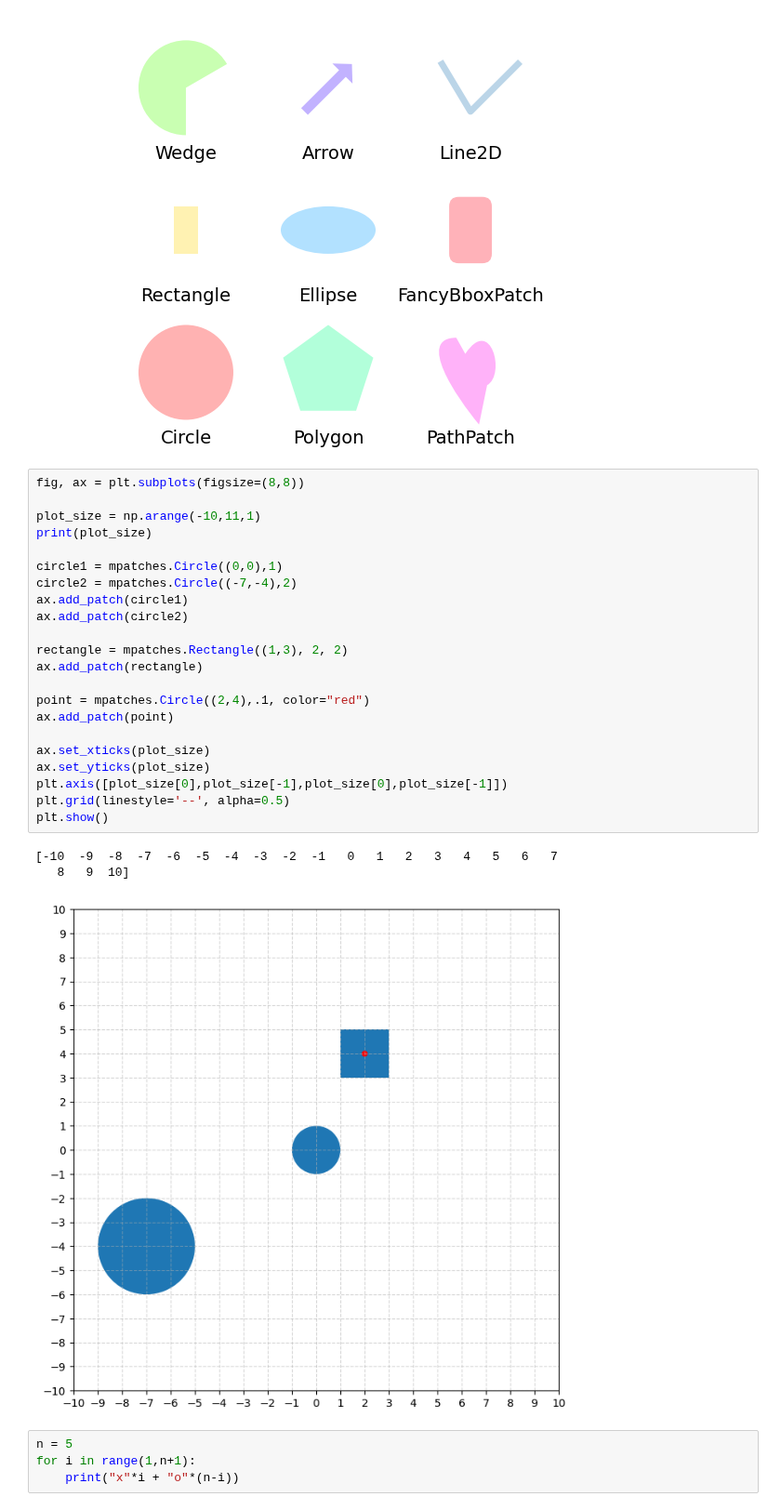
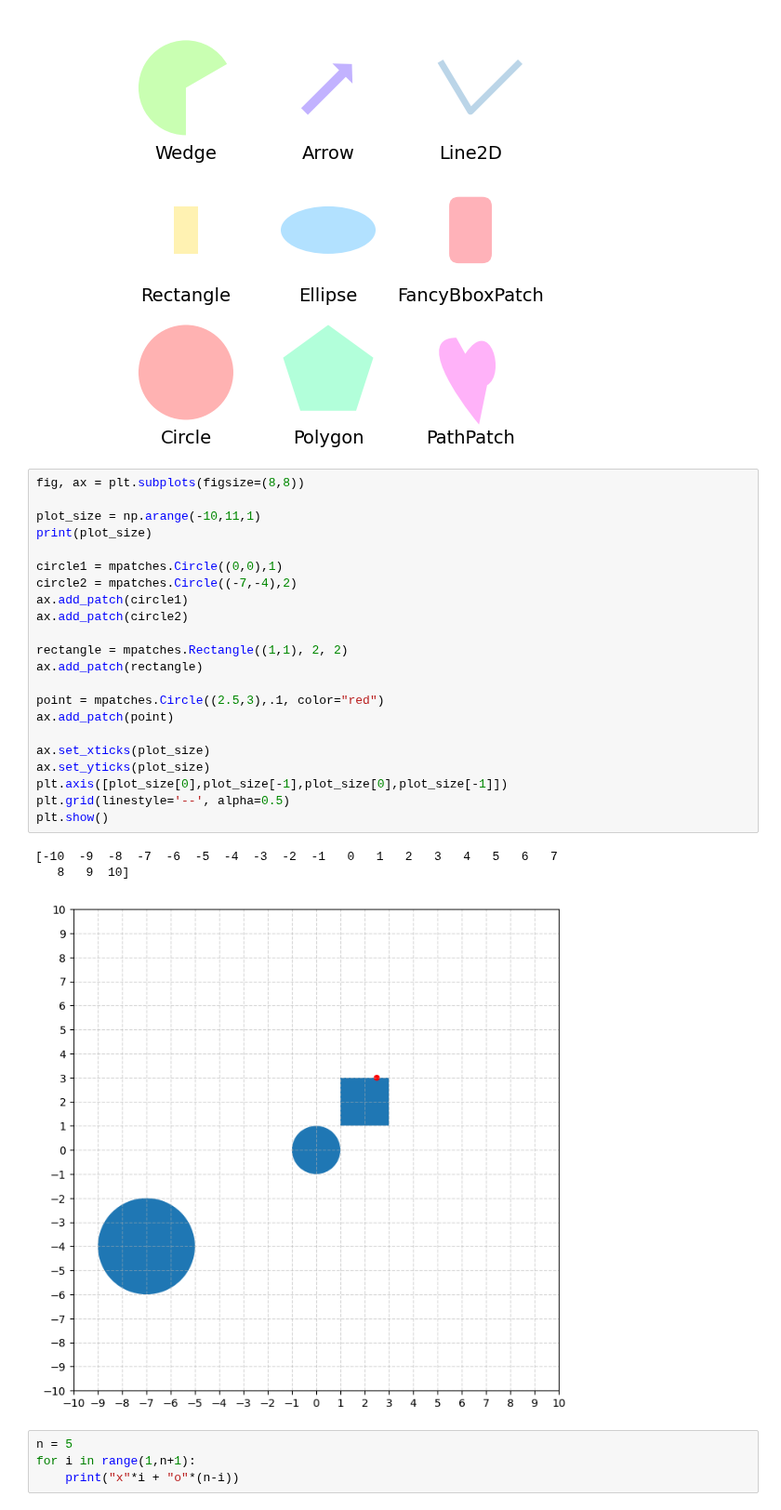
Before and after one commit to Razjoh/Python-Rasmus-Johansson, a Jupyter notebook: test.ipynb, the cells around one changed output. Shown at 93% size. Drawn from its saved outputs; the diff is of its cells as text.

```diff
--- a/test.ipynb
+++ b/test.ipynb
@@ -197,29 +197,29 @@ plt.show()
 # %%
 fig, ax = plt.subplots(figsize=(8,8))
 
 plot_size = np.arange(-10,11,1)
 print(plot_size)
 
 circle1 = mpatches.Circle((0,0),1)
 circle2 = mpatches.Circle((-7,-4),2)
 ax.add_patch(circle1)
 ax.add_patch(circle2)
 
-rectangle = mpatches.Rectangle((1,3), 2, 2)
+rectangle = mpatches.Rectangle((1,1), 2, 2)
 ax.add_patch(rectangle)
 
-point = mpatches.Circle((2,4),.1, color="red")
+point = mpatches.Circle((2.5,3),.1, color="red")
 ax.add_patch(point)
 
 ax.set_xticks(plot_size)
 ax.set_yticks(plot_size)
 plt.axis([plot_size[0],plot_size[-1],plot_size[0],plot_size[-1]])
 plt.grid(linestyle='--', alpha=0.5)
 plt.show()
 # %% [output]
 [-10  -9  -8  -7  -6  -5  -4  -3  -2  -1   0   1   2   3   4   5   6   7
    8   9  10]
-[figure, old version]
+[figure, new version]
 # %%
 n = 5
 for i in range(1,n+1):
```
Also changed, not shown: parts of 3 cells of this notebook.
